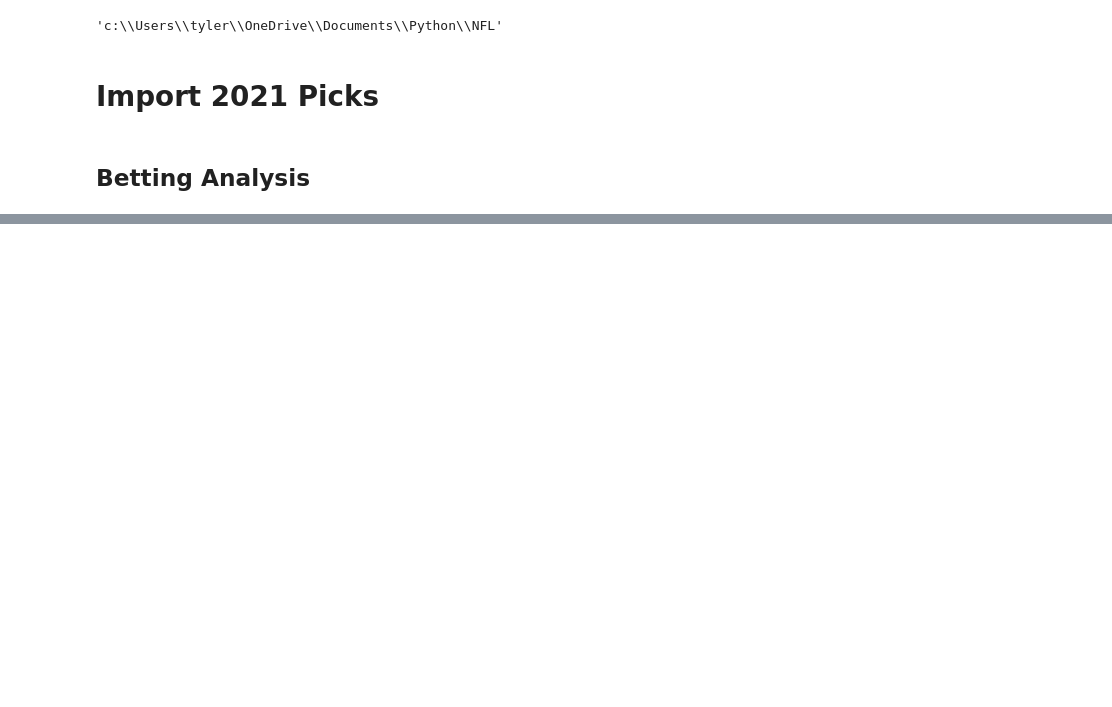
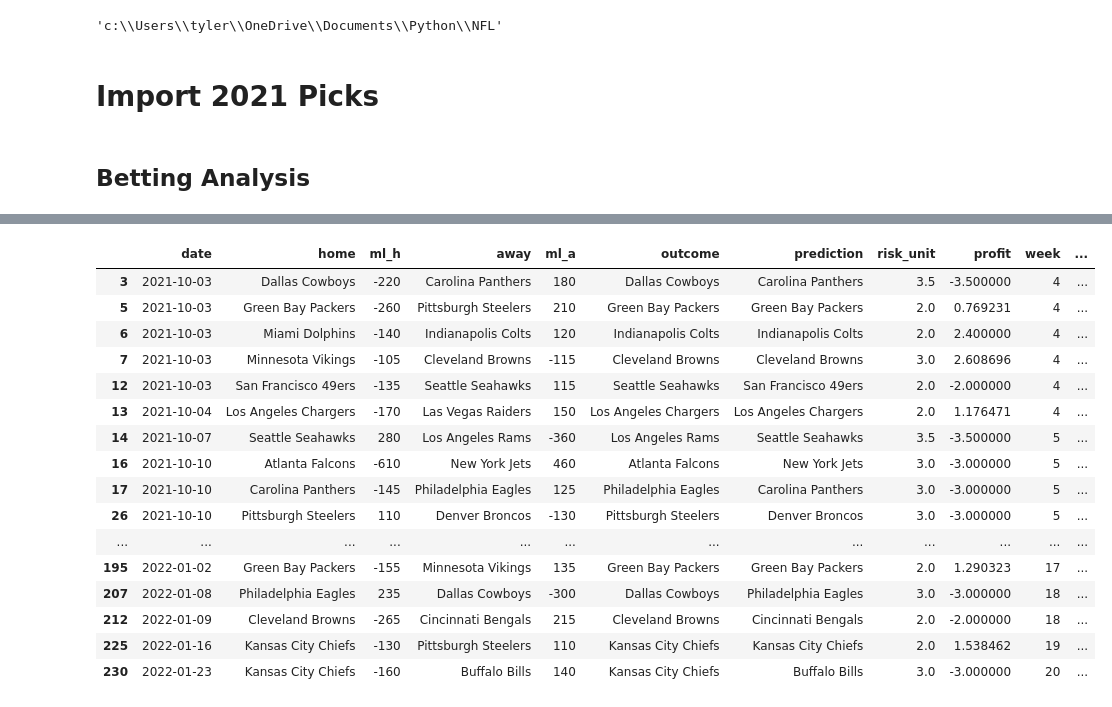
Before and after one commit to tylerengland25/NFL, a Jupyter notebook: backend/analytics/2021.ipynb, the cells around one changed output, grey strips where cells are left out. Drawn from its saved outputs; the diff is of its cells as text; code cells hidden in the pictures; blank space fills up the shorter version.

```diff
--- a/backend/analytics/2021.ipynb
+++ b/backend/analytics/2021.ipynb
@@ -22,3 +37,23 @@ df.dropna(inplace=True)
+# %%
+df[df['risk_unit'] >= 2]
+# %% [output]
+|  | date | home | ml_h | away | ml_a | outcome | prediction | risk_unit | profit | week | ... |
+| 3 | 2021-10-03 | Dallas Cowboys | -220 | Carolina Panthers | 180 | Dallas Cowboys | Carolina Panthers | 3.5 | -3.500000 | 4 | ... |
+| 5 | 2021-10-03 | Green Bay Packers | -260 | Pittsburgh Steelers | 210 | Green Bay Packers | Green Bay Packers | 2.0 | 0.769231 | 4 | ... |
+| 6 | 2021-10-03 | Miami Dolphins | -140 | Indianapolis Colts | 120 | Indianapolis Colts | Indianapolis Colts | 2.0 | 2.400000 | 4 | ... |
+| 7 | 2021-10-03 | Minnesota Vikings | -105 | Cleveland Browns | -115 | Cleveland Browns | Cleveland Browns | 3.0 | 2.608696 | 4 | ... |
+| 12 | 2021-10-03 | San Francisco 49ers | -135 | Seattle Seahawks | 115 | Seattle Seahawks | San Francisco 49ers | 2.0 | -2.000000 | 4 | ... |
+| 13 | 2021-10-04 | Los Angeles Chargers | -170 | Las Vegas Raiders | 150 | Los Angeles Chargers | Los Angeles Chargers | 2.0 | 1.176471 | 4 | ... |
+| 14 | 2021-10-07 | Seattle Seahawks | 280 | Los Angeles Rams | -360 | Los Angeles Rams | Seattle Seahawks | 3.5 | -3.500000 | 5 | ... |
+| 16 | 2021-10-10 | Atlanta Falcons | -610 | New York Jets | 460 | Atlanta Falcons | New York Jets | 3.0 | -3.000000 | 5 | ... |
+| 17 | 2021-10-10 | Carolina Panthers | -145 | Philadelphia Eagles | 125 | Philadelphia Eagles | Carolina Panthers | 3.0 | -3.000000 | 5 | ... |
+| 26 | 2021-10-10 | Pittsburgh Steelers | 110 | Denver Broncos | -130 | Pittsburgh Steelers | Denver Broncos | 3.0 | -3.000000 | 5 | ... |
+| ... | ... | ... | ... | ... | ... | ... | ... | ... | ... | ... | ... |
+| 195 | 2022-01-02 | Green Bay Packers | -155 | Minnesota Vikings | 135 | Green Bay Packers | Green Bay Packers | 2.0 | 1.290323 | 17 | ... |
+| 207 | 2022-01-08 | Philadelphia Eagles | 235 | Dallas Cowboys | -300 | Dallas Cowboys | Philadelphia Eagles | 3.0 | -3.000000 | 18 | ... |
+| 212 | 2022-01-09 | Cleveland Browns | -265 | Cincinnati Bengals | 215 | Cleveland Browns | Cincinnati Bengals | 2.0 | -2.000000 | 18 | ... |
+| 225 | 2022-01-16 | Kansas City Chiefs | -130 | Pittsburgh Steelers | 110 | Kansas City Chiefs | Kansas City Chiefs | 2.0 | 1.538462 | 19 | ... |
+| 230 | 2022-01-23 | Kansas City Chiefs | -160 | Buffalo Bills | 140 | Kansas City Chiefs | Buffalo Bills | 3.0 | -3.000000 | 20 | ... |
 # %%
 # Per Month
 df['month'] = df['date'].dt.month
```
Also changed, not shown: parts of 4 cells of this notebook, 4 other files.
